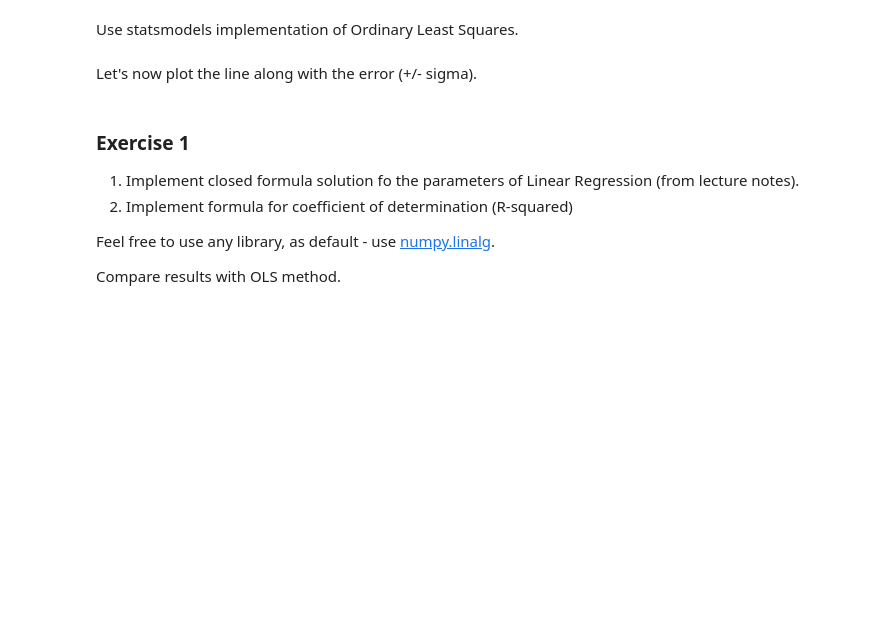
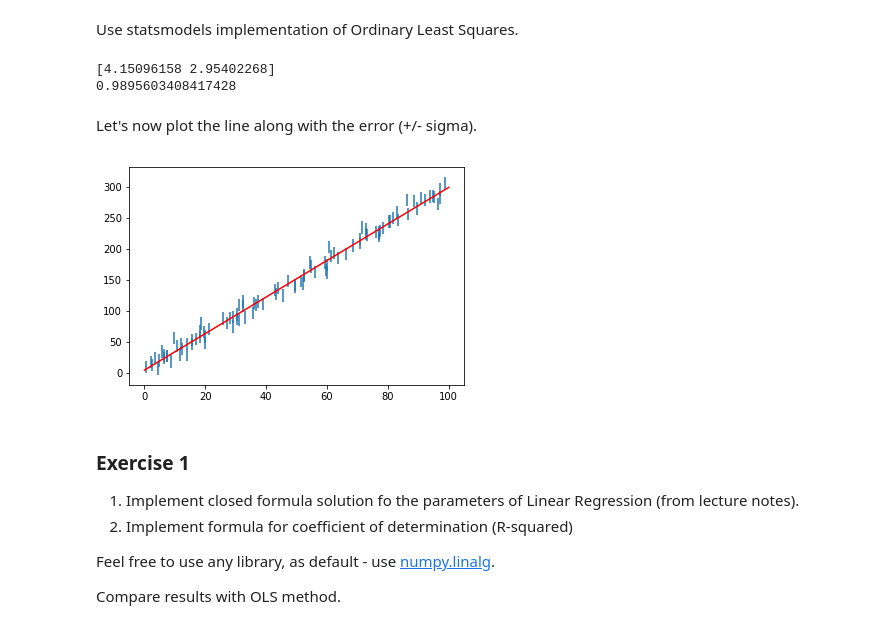
Before and after one commit to cubazis/inno_hdda_fall, a Jupyter notebook: labs/lab2/HDDA. Lab Session #2.ipynb, the cells around one changed output. Cells and saved outputs as stored; diff of their text form; code cells hidden in the pictures; blank space fills up the shorter version.

```diff
--- a/labs/lab2/HDDA. Lab Session #2.ipynb
+++ b/labs/lab2/HDDA. Lab Session #2.ipynb
@@ -52,5 +38,6 @@ Add column of 1's for intercept.
 # %%
 import statsmodels.api as sm
 # add constant for intercept
+x = sm.add_constant(x)
 # %% [markdown]
 Use statsmodels implementation of Ordinary Least Squares.
@@ -59,2 +44,10 @@ Use statsmodels implementation of Ordinary Least Squares.
+# %%
+model = sm.OLS(y,x)
+res = model.fit()
+print(res.params)
+print(res.rsquared)
+# %% [output]
+[4.15096158 2.95402268]
+0.9895603408417428
 # %% [markdown]
 Let's now plot the line along with the error (+/- sigma).
@@ -63,3 +54,12 @@ Let's now plot the line along with the error (+/- sigma).
+# %%
+def line(x, a, b):
+    return a * x + b
+e = np.repeat(10., 100)
+plt.errorbar(x[:,1], y, yerr=e, fmt="none")
+xfine = np.linspace(0., 100., 100)  # define values to plot the function for
+plt.plot(xfine, line(xfine, res.params[1], res.params[0]), 'r-');
+# %% [output]
+[figure, added]
 # %% [markdown]
 ### Exercise 1
 1. Implement closed formula solution fo the parameters of Linear Regression (from lecture notes).
```
Also changed, not shown: parts of 65 cells of this notebook, 5 other files.
